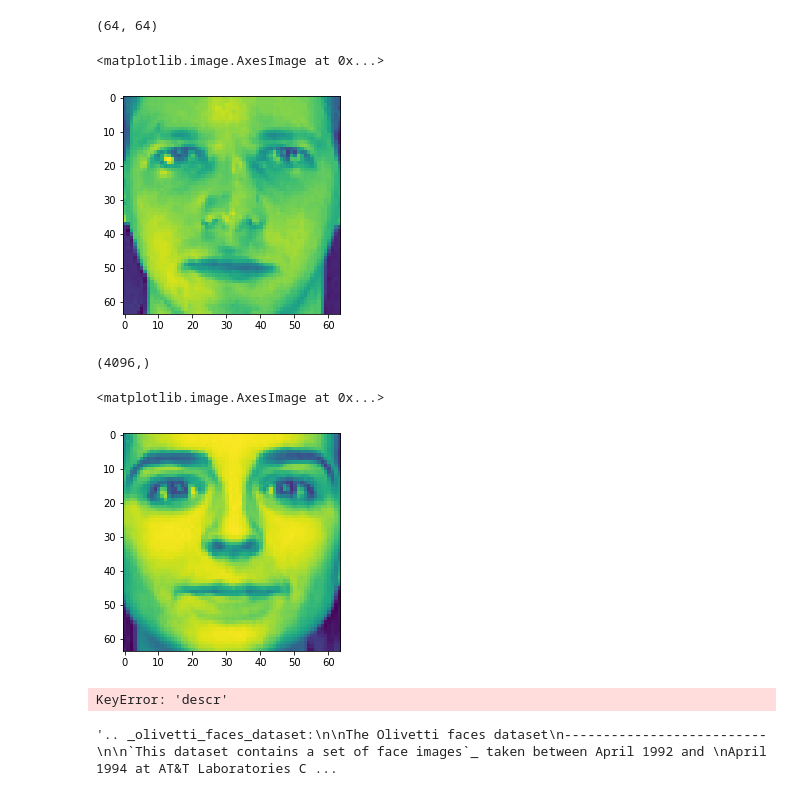
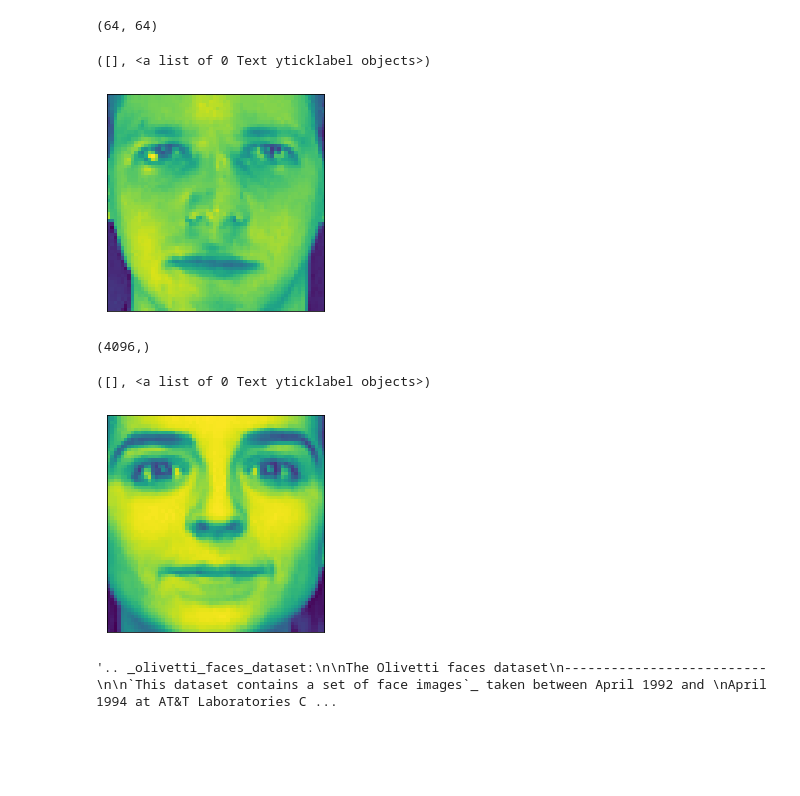
Before and after one commit to sunmarknatecom/kaggle_train, a Jupyter notebook: eigenface_analysis.ipynb, the cells around one changed output. Drawn from its saved outputs; the diff is of its cells as text; code cells hidden in the pictures; blank space fills up the shorter version.

```diff
--- a/eigenface_analysis.ipynb
+++ b/eigenface_analysis.ipynb
@@ -103,9 +103,11 @@ np.shape(new_face)
 (64, 64)
 # %%
 plt.imshow(new_face)
+plt.xticks([])
+plt.yticks([])
 # %% [output]
-<matplotlib.image.AxesImage at 0x...>
+([], <a list of 0 Text yticklabel objects>)
-[figure, old version]
+[figure, new version]
 # %%
 face_2 = data_face[99]
 # %%
@@ -116,13 +118,11 @@ np.shape(face_2)
 new_face_2 = face_2.reshape(64,64)
 # %%
 plt.imshow(new_face_2)
+plt.xticks([])
+plt.yticks([])
 # %% [output]
-<matplotlib.image.AxesImage at 0x...>
+([], <a list of 0 Text yticklabel objects>)
-[figure, old version]
+[figure, new version]
-# %%
-faces_data['descr']
-# %% [output]
-KeyError: 'descr'
 # %%
 faces_data["DESCR"]
 # %% [output]
```
Also changed, not shown: 4 other files.
